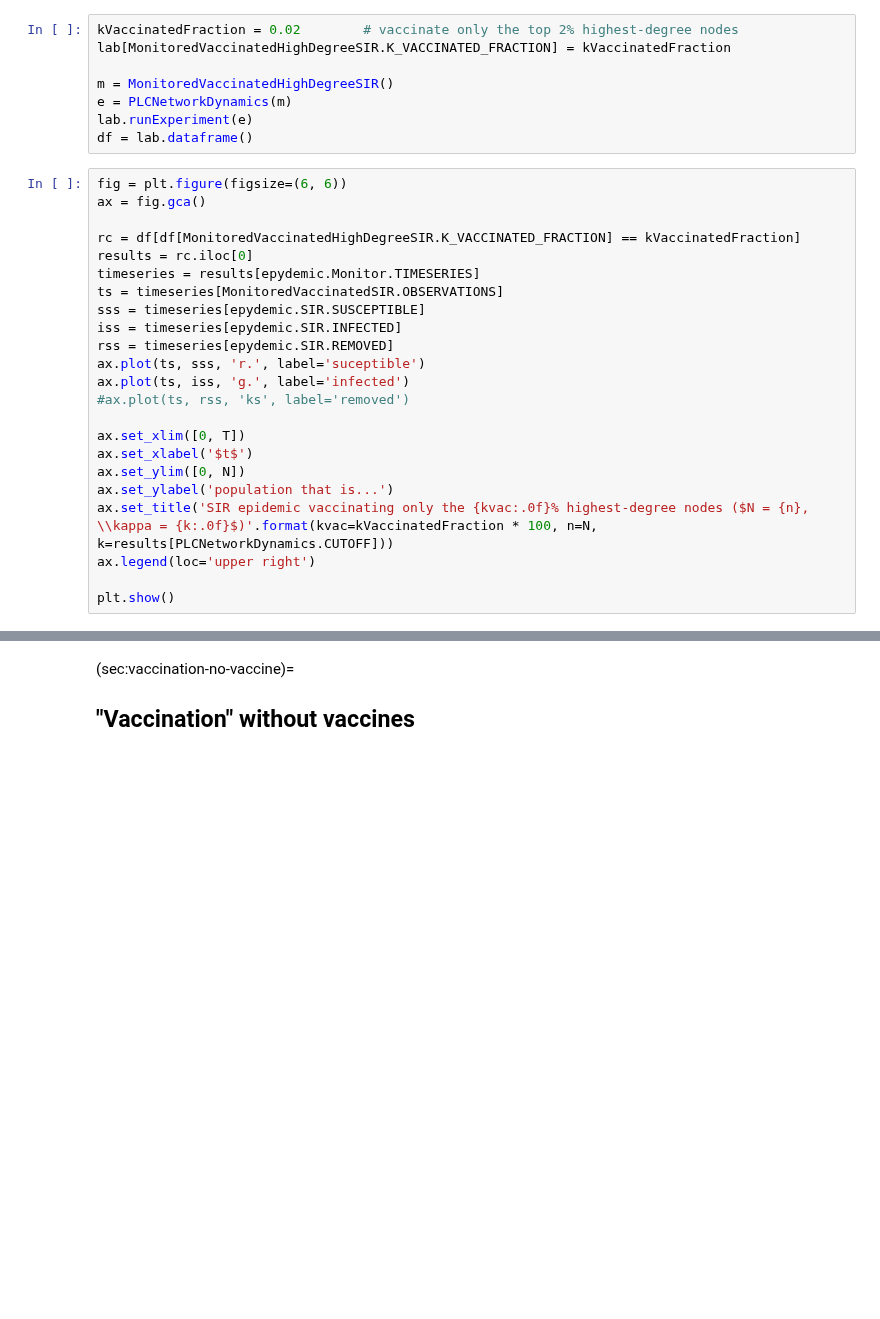
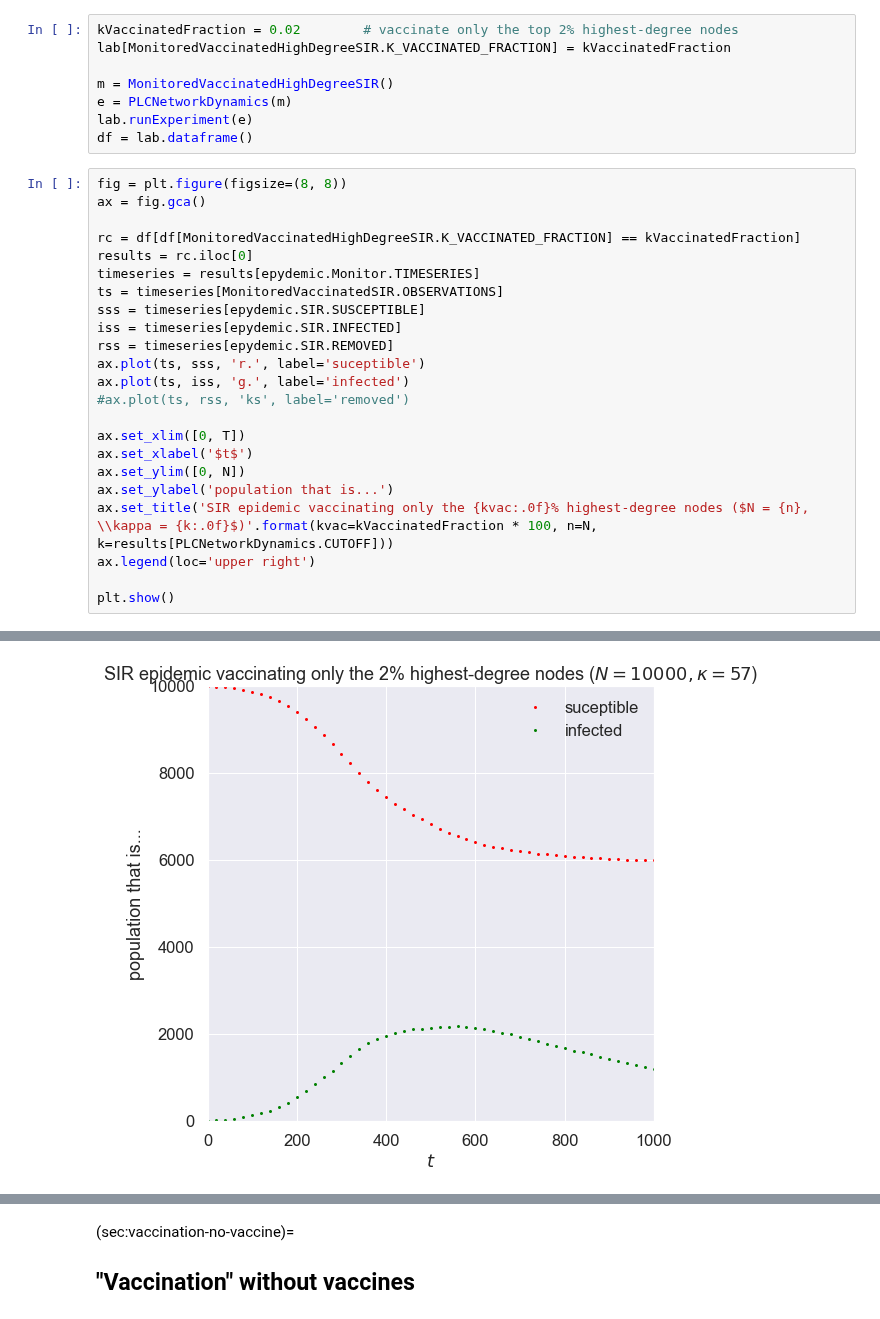
Before and after one commit to simoninireland/introduction-to-epidemics, a Jupyter notebook: src/vaccination.ipynb, the cells around one changed output, grey strips where cells are left out. Drawn from its saved outputs; the diff is of its cells as text; blank space fills up the shorter version.

```diff
--- a/src/vaccination.ipynb
+++ b/src/vaccination.ipynb
@@ -471,7 +472,7 @@ e = PLCNetworkDynamics(m)
 lab.runExperiment(e)
 df = lab.dataframe()
 # %%
-fig = plt.figure(figsize=(6, 6))
+fig = plt.figure(figsize=(8, 8))
 ax = fig.gca()
 
 rc = df[df[MonitoredVaccinatedHighDegreeSIR.K_VACCINATED_FRACTION] == kVaccinatedFraction]
@@ -498,3 +498,4 @@ plt.show()
+[figure, added]
 # %% [markdown]
 That's quite amazing! With almost no-one vaccinated &ndash; 200 in a network of 10000 &ndash; we both reduce and slow the epidemic. Both these effects are important. The total number of people infected is smaller, but so too is the "ramp-up" at the start of the epidemic, which means less stress is placed on health systems dealing with the influx of sick peoiple.
 
```
Also changed, not shown: parts of 15 cells of this notebook.
